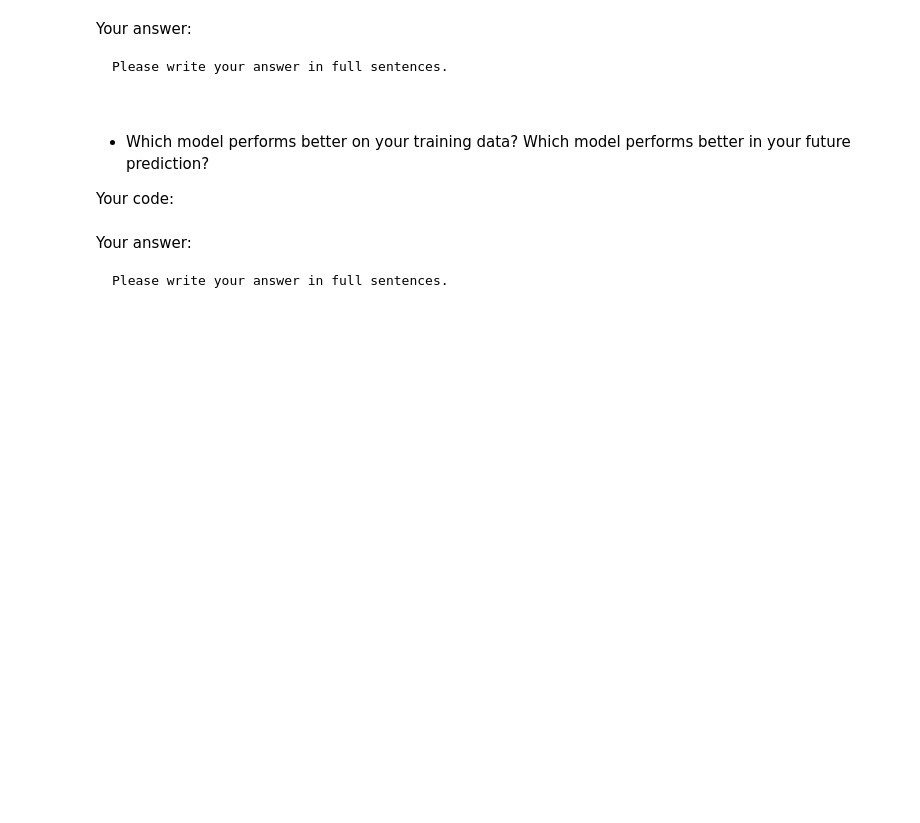
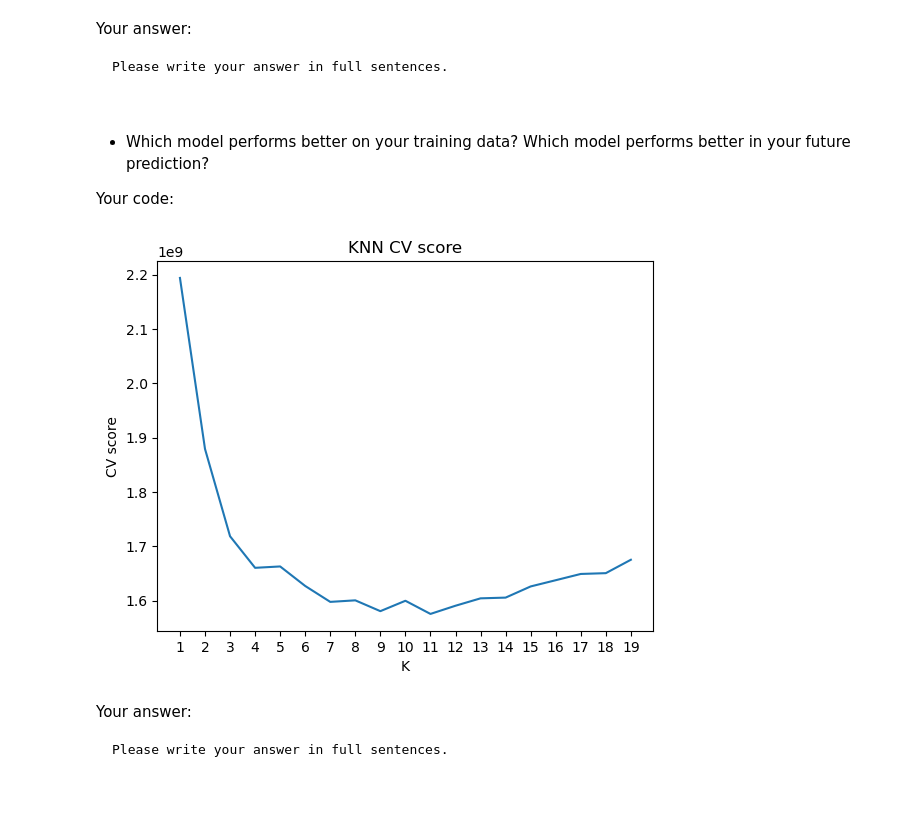
Before and after one commit to BU-MSSP-Classroom/MA679_Spring2024_02_resampling-yu99t, a Jupyter notebook: Ch05_Resampling_Python.ipynb, the cells around one changed output. Saved outputs shown, nothing was run; the diff lists cells and outputs as text; code cells hidden in the pictures; blank space fills up the shorter version.

```diff
--- a/Ch05_Resampling_Python.ipynb
+++ b/Ch05_Resampling_Python.ipynb
@@ -90,7 +90,8 @@ ames_raw_2008_sub.reset_index(drop=True, inplace=True)
 # %%
 # chose predictors from sacatter plots
-formula = "np.log(SalePrice) ~ 1 + Q('Year Built') + Q('Year Remod/Add') + Q('Total Bsmt SF') + Q('1st Flr SF') + Q('2nd Flr SF') + Q('Gr Liv Area') + Q('Full Bath') + Q('TotRms AbvGrd') + Q('Garage Area')"
+X = ames_raw_2008_sub[['Year Built', 'Year Remod/Add', 'Total Bsmt SF', '1st Flr SF', '2nd Flr SF', 'Gr Liv Area', 'Full Bath', 'TotRms AbvGrd', 'Garage Area']]
+# formula = "np.log(SalePrice) ~ 1 + Q('Year Built') + Q('Year Remod/Add') + Q('Total Bsmt SF') + Q('1st Flr SF') + Q('2nd Flr SF') + Q('Gr Liv Area') + Q('Full Bath') + Q('TotRms AbvGrd') + Q('Garage Area')"
 
-# Fit the linear regression model
-lmfit_2008 = sm.ols(formula, ames_raw_2008_sub).fit()
-print(lmfit_2008.summary())
+Y = ames_raw_2008_sub['SalePrice']
+
+lmfit_2008 = sm.OLS(Y, sm.add_constant(X)).fit()
@@ -221,0 +202,23 @@ Your code:
+# %%
+from sklearn.model_selection import cross_val_score
+from sklearn.neighbors import KNeighborsRegressor
+from sklearn.preprocessing import StandardScaler
+
+def cv_knn(k_range, X, Y, cv_iter):
+    scaler = StandardScaler()
+    X_scaled = scaler.fit_transform(X)
+
+    k_candidates = k_range
+    cv_score = []
+
+    for k in k_candidates:
+        knn = KNeighborsRegressor(n_neighbors=k)
+        scores = cross_val_score(knn, X_scaled, Y, cv=cv_iter, scoring='neg_mean_squared_error')
+        cv_score.append(-scores.mean())
+
+    best_k = k_candidates[np.argmin(cv_score)]
+    print(f'Best K = {best_k} with CV score = {min(cv_score)}')
+
+    return cv_score
+
+cv_res_knn = cv_knn(range(1, 20), X=X, Y=Y, cv_iter=5)
@@ -233,8 +238,15 @@ Please write your answer in full sentences.
 
 Your code:
 # %%
-#
-#
+import matplotlib.pyplot as plt
+plt.plot(range(1,20), cv_res_knn)
+plt.xlabel('K')
+plt.ylabel('CV score')
+plt.title('KNN CV score')
+plt.xticks(range(1,20))
+plt.show()
+# %% [output]
+[figure, added]
 # %% [markdown]
 Your answer:
 
```
Also changed, not shown: parts of 55 cells of this notebook.
